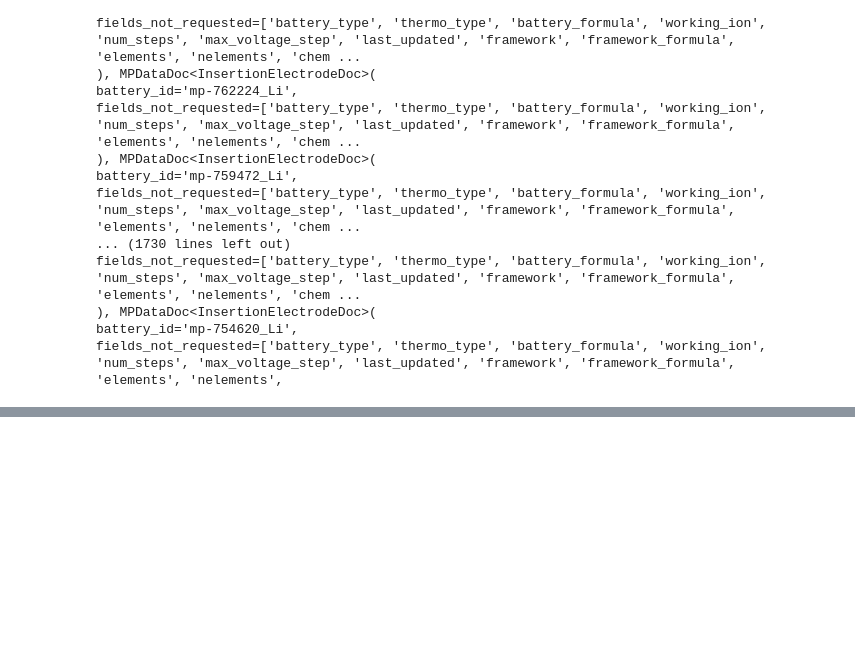
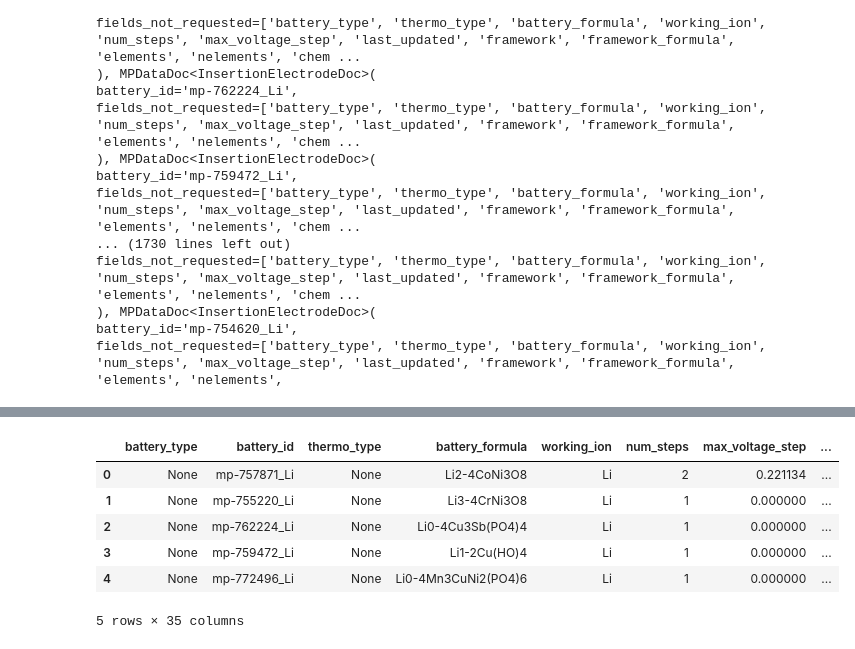
Before and after one commit to Evolved360/Voltage_prediction, a Jupyter notebook: Main.ipynb, the cells around one changed output, grey strips where cells are left out. Saved outputs shown, nothing was run; the diff lists cells and outputs as text; code cells hidden in the pictures; blank space fills up the shorter version.

```diff
--- a/Main.ipynb
+++ b/Main.ipynb
@@ -77,0 +92,13 @@ fields_not_requested=['battery_type', 'thermo_type', 'battery_formula', 'working
+# %%
+Li_data = get_battery_data('Li')
+Ca_data = get_battery_data('Ca')
+Na_data = get_battery_data('Na')
+K_data = get_battery_data('K')
+Mg_data = get_battery_data('Mg')
+Zn_data = get_battery_data('Zn')
+Al_data = get_battery_data('Al')
+Y_data = get_battery_data('Y')
+Rb_data = get_battery_data('Rb')
+Cs_data= get_battery_data('Cs')
+# %%
+ battery_data = pd.concat([Li_data, Ca_data, Na_data, K_data, Mg_data, Zn_data, Al_data, Y_data, Rb_data, Cs_data])
@@ -77,0 +115,16 @@ fields_not_requested=['battery_type', 'thermo_type', 'battery_formula', 'working
+# %%
+def clean_data(column):
+  adjusted_column = column[1]
+  return adjusted_column
+# %%
+battery_data[field] = battery_data[field].applymap(clean_data)
+# %%
+battery_data.head()
+# %% [output]
+|  | battery_type | battery_id | thermo_type | battery_formula | working_ion | num_steps | max_voltage_step | ... |
+| 0 | None | mp-757871_Li | None | Li2-4CoNi3O8 | Li | 2 | 0.221134 | ... |
+| 1 | None | mp-755220_Li | None | Li3-4CrNi3O8 | Li | 1 | 0.000000 | ... |
+| 2 | None | mp-762224_Li | None | Li0-4Cu3Sb(PO4)4 | Li | 1 | 0.000000 | ... |
+| 3 | None | mp-759472_Li | None | Li1-2Cu(HO)4 | Li | 1 | 0.000000 | ... |
+| 4 | None | mp-772496_Li | None | Li0-4Mn3CuNi2(PO4)6 | Li | 1 | 0.000000 | ... |
+5 rows × 35 columns
```
Also changed, not shown: parts of 9 cells of this notebook.
